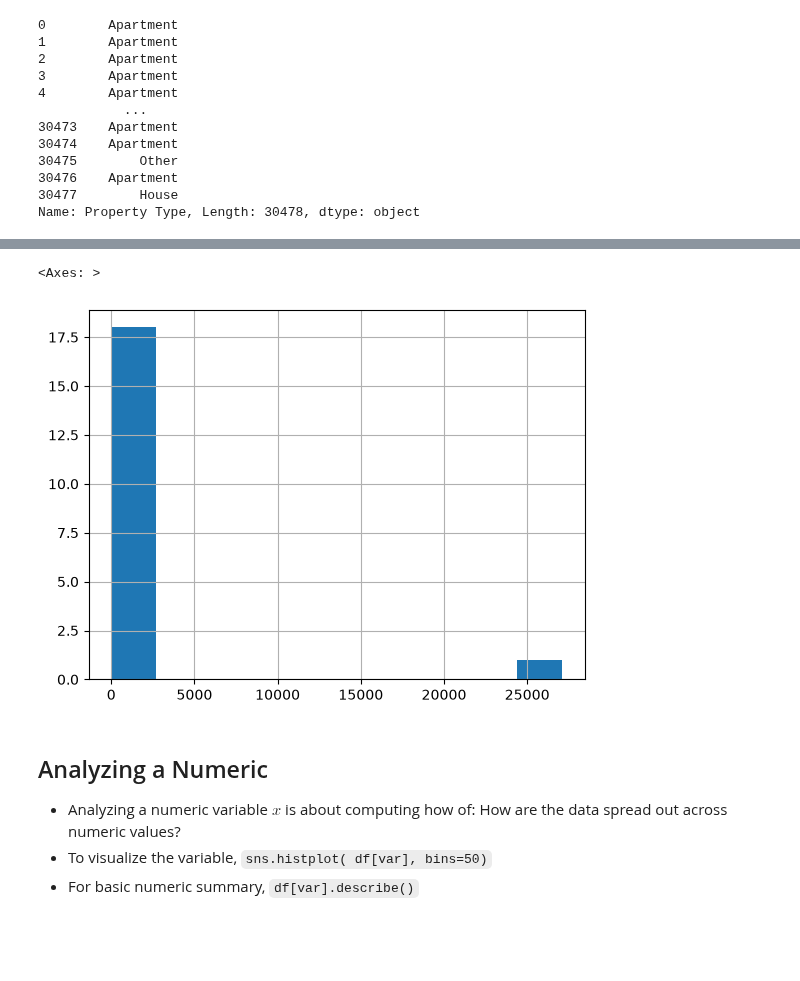
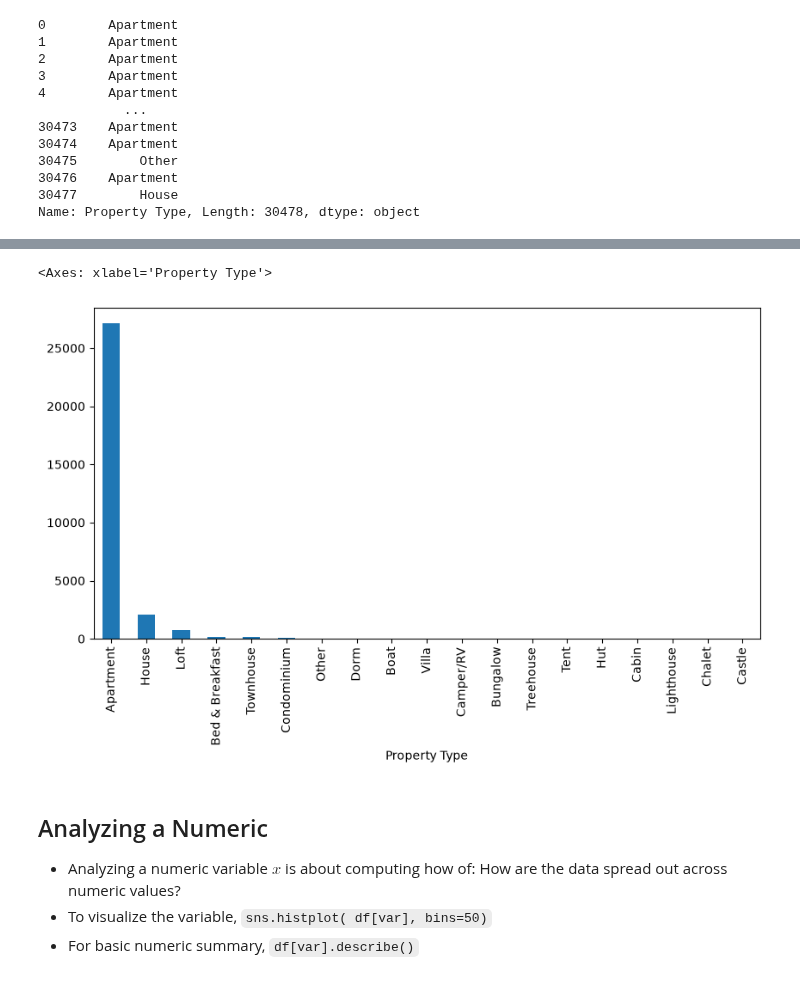
Before and after one commit to HSweazey/UU_F26_templates, a Jupyter notebook: Lab01/eda_in_class.ipynb, the cells around one changed output, grey strips where cells are left out. Cells and saved outputs as stored; diff of their text form; code cells hidden in the pictures; blank space fills up the shorter version.

```diff
--- a/Lab01/eda_in_class.ipynb
+++ b/Lab01/eda_in_class.ipynb
@@ -73,5 +93,5 @@ dtype: object
 # %%
 df["review_missing"] = df["Review Scores Rating"].isna()
-df["Review Scores Rating"]= df["Review Scores Rating"].fillna(df["Review Scores Rating"].mean(), inplace=True)
+df["Review Scores Rating"] =df["Review Scores Rating"].fillna(df["Review Scores Rating"].mean())
 df.head()
 # %% [output]
@@ -149,8 +174,9 @@ Name: Property Type, Length: 30478, dtype: object
 # %%
-df['Property Type'].value_counts()
+#bar plot of property type counts
+df['Property Type'].value_counts().plot(kind='bar', figsize=(10,5))
 # %% [output]
-<Axes: >
+<Axes: xlabel='Property Type'>
-[figure, old version]
+[figure, new version]
 # %% [markdown]
 ## Analyzing a Numeric
 
```
Also changed, not shown: parts of 9 cells of this notebook.
